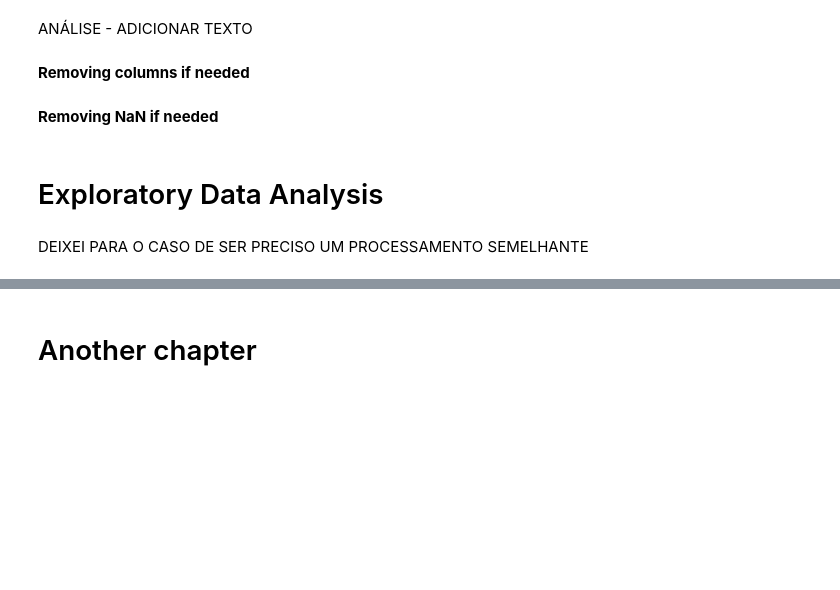
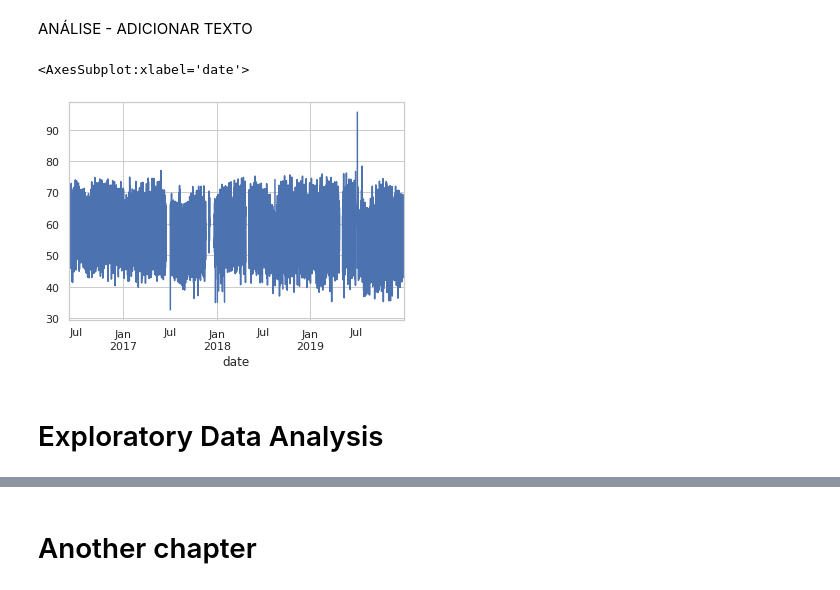
Before and after one commit to anafsa/ChildrenOfJupyter, a Jupyter notebook: Final/WDL - Finals - Ana.ipynb, the cells around one changed output, grey strips where cells are left out. Saved outputs shown, nothing was run; the diff lists cells and outputs as text; code cells hidden in the pictures; blank space fills up the shorter version.

```diff
--- a/Final/WDL - Finals - Ana.ipynb
+++ b/Final/WDL - Finals - Ana.ipynb
@@ -140,4 +154,2 @@ eda_to_df(df)
 # %% [markdown]
 ANÁLISE - ADICIONAR TEXTO
-# %% [markdown]
-**Removing columns if needed**
@@ -146,4 +155,0 @@ ANÁLISE - ADICIONAR TEXTO
-# %% [markdown]
-**Removing NaN if needed**
-# %%
-df = df[df['Id_Aparcamiento_Destino'].notna()]
@@ -153,4 +156,7 @@ pickle.dump(df_clean_, open(path+'/'+"df_clean", "wb" ))
+# %%
+df['C1'].plot()
+# %% [output]
+<AxesSubplot:xlabel='date'>
+[figure, added]
 # %% [markdown]
 # Exploratory Data Analysis
-# %% [markdown]
-DEIXEI PARA O CASO DE SER PRECISO UM PROCESSAMENTO SEMELHANTE
```
Also changed, not shown: parts of 8 cells of this notebook, 1 other file.
